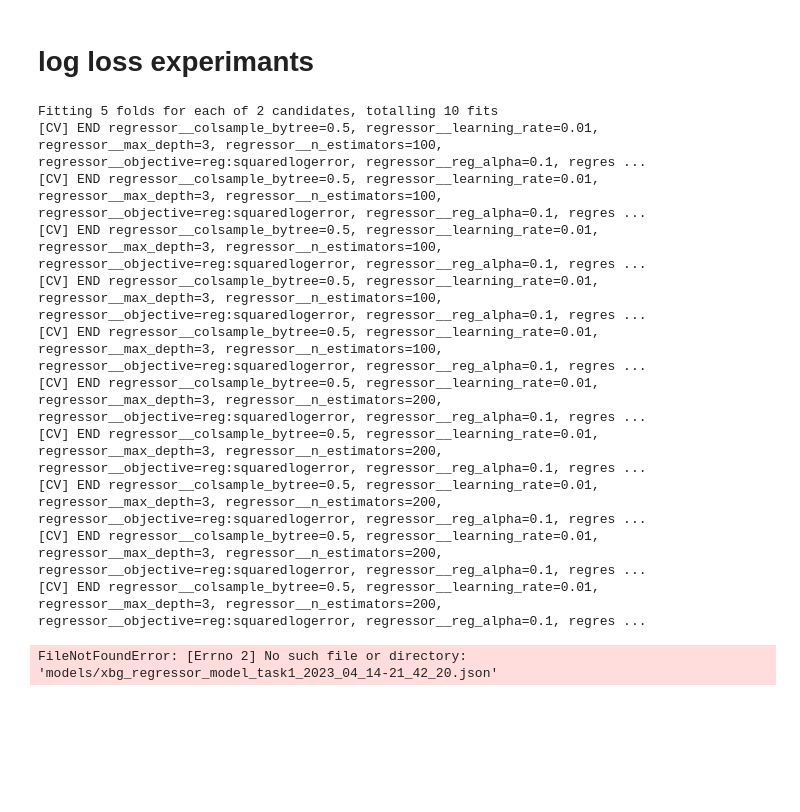
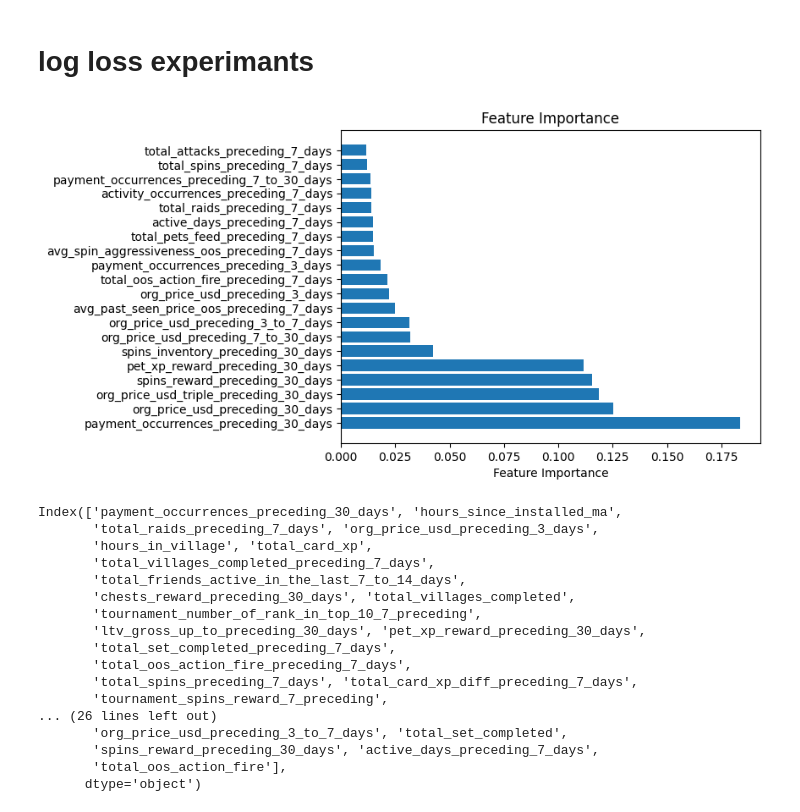
Before and after one commit to razisamuely/MoonActive, a Jupyter notebook: Task_1_Prediction.ipynb, the cells around one changed output. Drawn from its saved outputs; the diff is of its cells as text; code cells hidden in the pictures; blank space fills up the shorter version.

```diff
--- a/Task_1_Prediction.ipynb
+++ b/Task_1_Prediction.ipynb
@@ -134,38 +134,47 @@ for i in range(2,21):
 # %%
 # Run data trasformation, grid search and cross validation
 grid_search = train_and_tune_xgboost_regressor(X_train = X_train,
                                                y_train= y_train,
                                                numeric_cols = X_train.columns,
                                                loss = "squaredlogerror",
                                                verbose = 2)
 
 # Save model as json
 save_model(model = grid_search,
            directory = configs.models_directory,
            name = configs.model_name,
            time_format = configs.time_format,
            file_type = configs.model_file_type)
 
 
-xgb_regressor_logloss = load_model(model_path = "models/xbg_regressor_model_task1_2023_04_14-21_42_20.json")
+xgb_regressor_logloss = load_model(model_path = 'models/xbg_regressor_model_task1_2023_04_15-22_48_40.json')
 
 
 
 feature_importances=xgb_regressor_logloss.best_estimator_.named_steps['regressor'].feature_importances_
 feature_names = X_train.columns
 plot_feature_importance(feature_importances = feature_importances,
                         feature_names = feature_names,
                         top_n = 20)
 # %% [output]
-Fitting 5 folds for each of 2 candidates, totalling 10 fits
-[CV] END regressor__colsample_bytree=0.5, regressor__learning_rate=0.01, regressor__max_depth=3, regressor__n_estimators=100, regressor__objective=reg:squaredlogerror, regressor__reg_alpha=0.1, regres ...
-[CV] END regressor__colsample_bytree=0.5, regressor__learning_rate=0.01, regressor__max_depth=3, regressor__n_estimators=100, regressor__objective=reg:squaredlogerror, regressor__reg_alpha=0.1, regres ...
-[CV] END regressor__colsample_bytree=0.5, regressor__learning_rate=0.01, regressor__max_depth=3, regressor__n_estimators=100, regressor__objective=reg:squaredlogerror, regressor__reg_alpha=0.1, regres ...
-[CV] END regressor__colsample_bytree=0.5, regressor__learning_rate=0.01, regressor__max_depth=3, regressor__n_estimators=100, regressor__objective=reg:squaredlogerror, regressor__reg_alpha=0.1, regres ...
-[CV] END regressor__colsample_bytree=0.5, regressor__learning_rate=0.01, regressor__max_depth=3, regressor__n_estimators=100, regressor__objective=reg:squaredlogerror, regressor__reg_alpha=0.1, regres ...
-[CV] END regressor__colsample_bytree=0.5, regressor__learning_rate=0.01, regressor__max_depth=3, regressor__n_estimators=200, regressor__objective=reg:squaredlogerror, regressor__reg_alpha=0.1, regres ...
-[CV] END regressor__colsample_bytree=0.5, regressor__learning_rate=0.01, regressor__max_depth=3, regressor__n_estimators=200, regressor__objective=reg:squaredlogerror, regressor__reg_alpha=0.1, regres ...
-[CV] END regressor__colsample_bytree=0.5, regressor__learning_rate=0.01, regressor__max_depth=3, regressor__n_estimators=200, regressor__objective=reg:squaredlogerror, regressor__reg_alpha=0.1, regres ...
-[CV] END regressor__colsample_bytree=0.5, regressor__learning_rate=0.01, regressor__max_depth=3, regressor__n_estimators=200, regressor__objective=reg:squaredlogerror, regressor__reg_alpha=0.1, regres ...
-[CV] END regressor__colsample_bytree=0.5, regressor__learning_rate=0.01, regressor__max_depth=3, regressor__n_estimators=200, regressor__objective=reg:squaredlogerror, regressor__reg_alpha=0.1, regres ...
-FileNotFoundError: [Errno 2] No such file or directory: 'models/xbg_regressor_model_task1_2023_04_14-21_42_20.json'
+[figure, added]
+# %%
+feature_names
+# %% [output]
+Index(['payment_occurrences_preceding_30_days', 'hours_since_installed_ma',
+       'total_raids_preceding_7_days', 'org_price_usd_preceding_3_days',
+       'hours_in_village', 'total_card_xp',
+       'total_villages_completed_preceding_7_days',
+       'total_friends_active_in_the_last_7_to_14_days',
+       'chests_reward_preceding_30_days', 'total_villages_completed',
+       'tournament_number_of_rank_in_top_10_7_preceding',
+       'ltv_gross_up_to_preceding_30_days', 'pet_xp_reward_preceding_30_days',
+       'total_set_completed_preceding_7_days',
+       'total_oos_action_fire_preceding_7_days',
+       'total_spins_preceding_7_days', 'total_card_xp_diff_preceding_7_days',
+       'tournament_spins_reward_7_preceding',
+... (26 lines left out)
+       'org_price_usd_preceding_3_to_7_days', 'total_set_completed',
+       'spins_reward_preceding_30_days', 'active_days_preceding_7_days',
+       'total_oos_action_fire'],
+      dtype='object')
```
Also changed, not shown: 5 other files.
